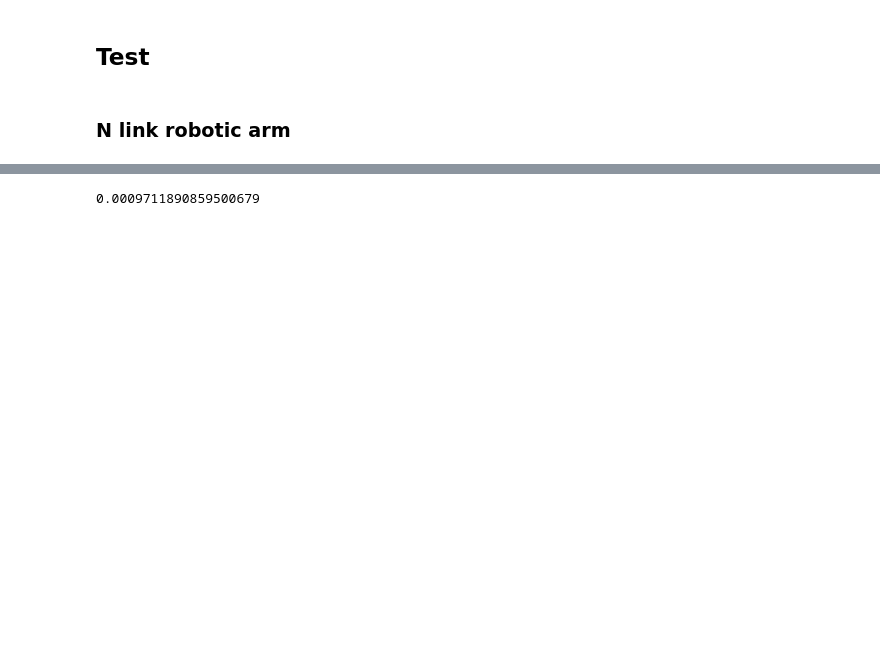
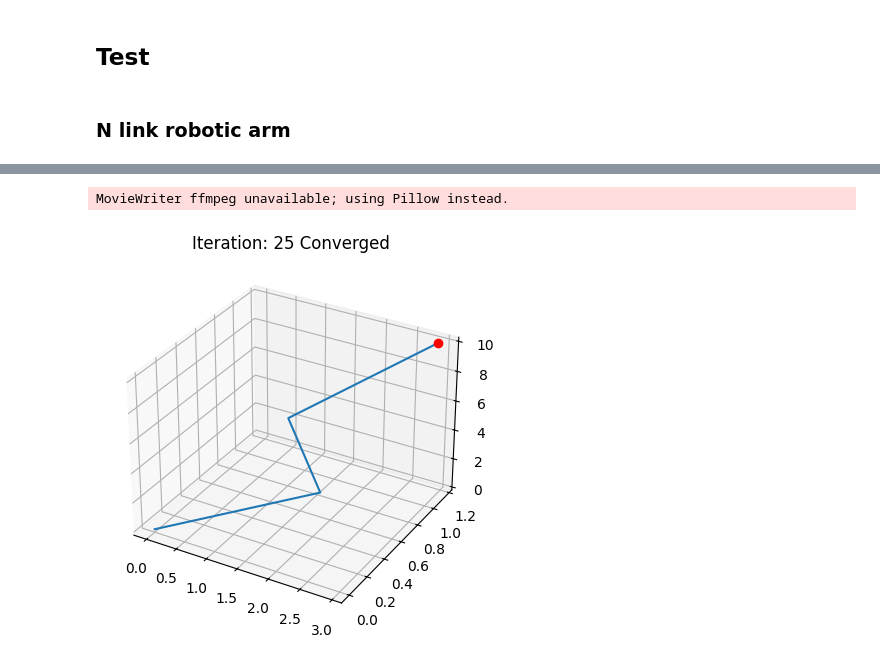
Before and after one commit to 3sara/Optimization_exam, a Jupyter notebook: PSO_3d.ipynb, the cells around one changed output, grey strips where cells are left out. Saved outputs shown, nothing was run; the diff lists cells and outputs as text; code cells hidden in the pictures; blank space fills up the shorter version.

Commit message:
animated 3d

```diff
--- a/PSO_3d.ipynb
+++ b/PSO_3d.ipynb
@@ -141,4 +162,5 @@ z:  [0, 1.9761029676974413, 6.138090484108087, 10.062660280392834]
 # %%
-np.linalg.norm(compute_end_pos([2,3,4],final_angles[0:3], final_angles[3:6]) - np.array([ 2.9330127 ,  1.15192379, 10.06217783]))
+Display_animated([2,3,4], history, [ 2.9330127 ,  1.15192379, 10.06217783])
 # %% [output]
-0.0009711890859500679
+MovieWriter ffmpeg unavailable; using Pillow instead.
+[figure, added]
```
Also changed, not shown: parts of 13 cells of this notebook, 3 other files.
